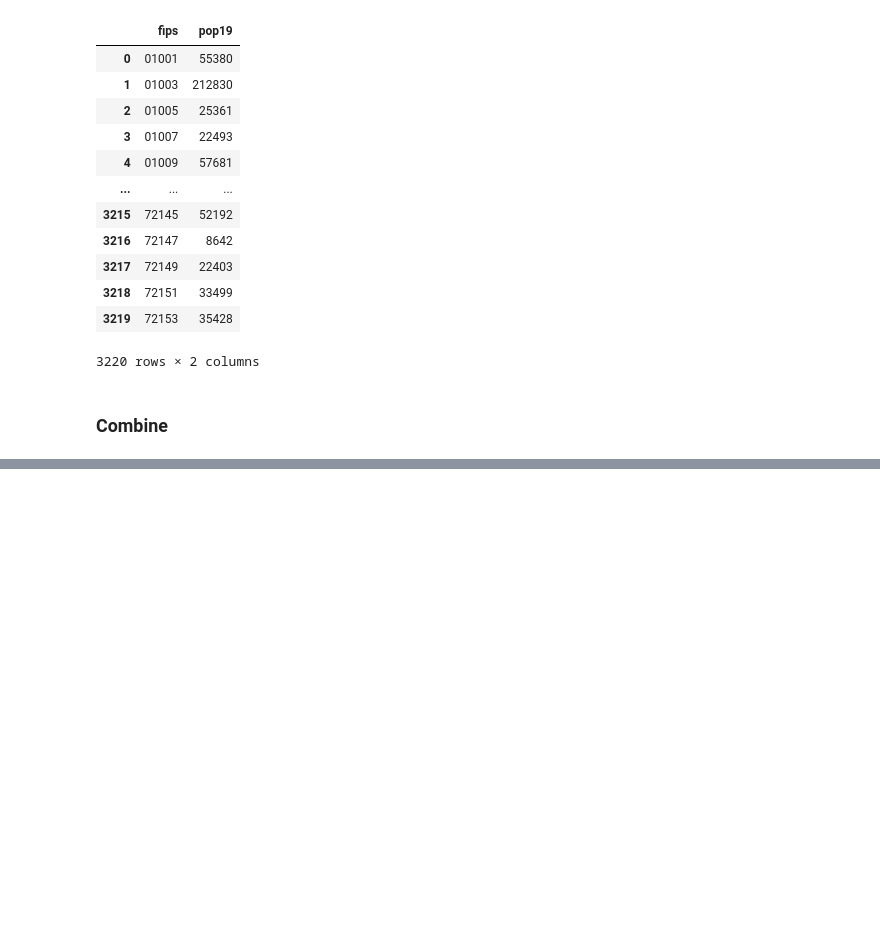
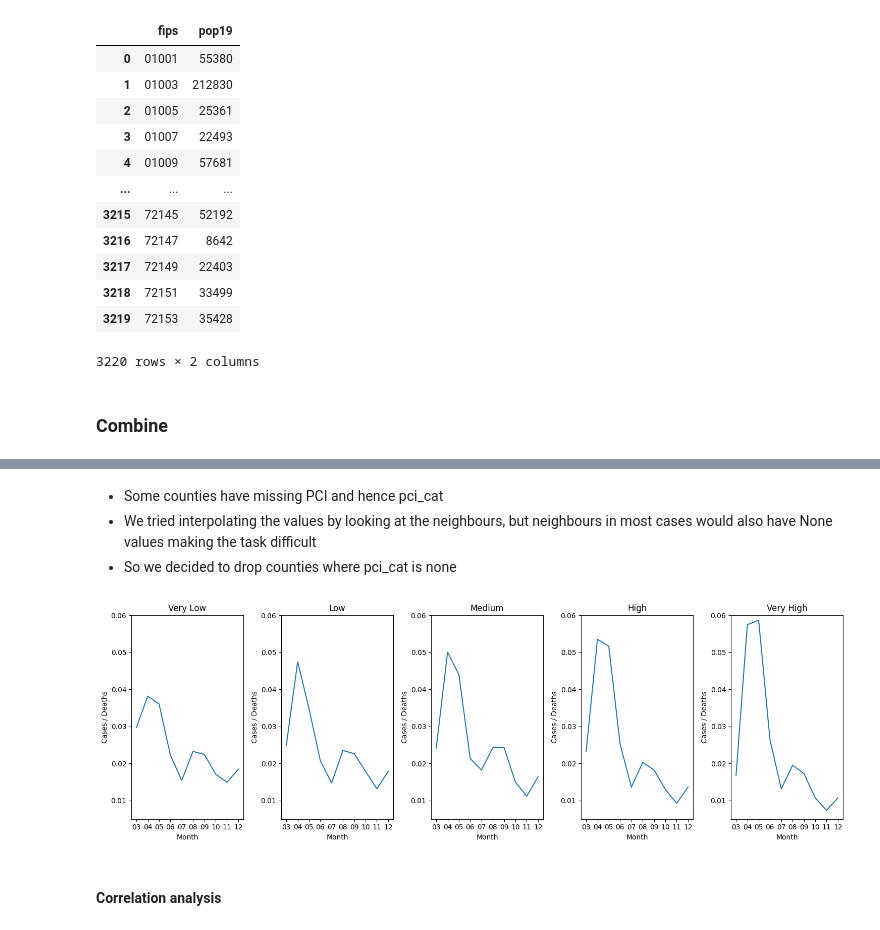
Before and after one commit to ilyankou/wuhan-geoinformatics, a Jupyter notebook: Project.ipynb, the cells around one changed output, grey strips where cells are left out. Drawn from its saved outputs; the diff is of its cells as text; code cells hidden in the pictures; blank space fills up the shorter version.

```diff
--- a/Project.ipynb
+++ b/Project.ipynb
@@ -374,0 +459,4 @@ combined = (
+# %% [markdown]
+- Some counties have missing PCI and hence pci_cat
+- We tried interpolating the values by looking at the neighbours, but neighbours in most cases would also have None values making the task difficult
+- So we decided to drop counties where pci_cat is none
@@ -374,0 +465,39 @@ combined = (
+# %%
+# 1. 定义月份列表
+def plotdeathratio_bygroup(df):
+    months = ['03', '04', '05', '06', '07', '08', '09', '10', '11', '12']
+
+    fig, axes = plt.subplots(
+        nrows=1, ncols=len(df['pci_cat'].unique()), figsize=(15, 5)
+    )
+
+    grouped = (
+        combined.groupby('pci_cat')[[f'deaths_{m}' for m in months]].sum().div(
+            combined.groupby('pci_cat')[[f'cases_{m}' for m in months]].sum().values
+        )
+    )
+
+    grouped.columns = [f'drate_{m}' for m in months]
+
+    i = 0
+    for group in grouped.index.categories:
+
+        axes[i].plot(
+            months,
+            grouped.loc[group][['drate_' + m for m in months]].values,
+            label=group
+        )
+        axes[i].set_xlabel('Month')
+        axes[i].set_ylabel('Cases / Deaths')
+        axes[i].set_title(group.title())
+        axes[i].set_ylim(0.005, 0.06)
+        i += 1
+
+    plt.tight_layout()
+    plt.show()
+# %%
+plotdeathratio_bygroup(combined)
+# %% [output]
+[figure, added]
+# %% [markdown]
+#### Correlation analysis
```
Also changed, not shown: parts of 61 cells of this notebook, 1 other file.
